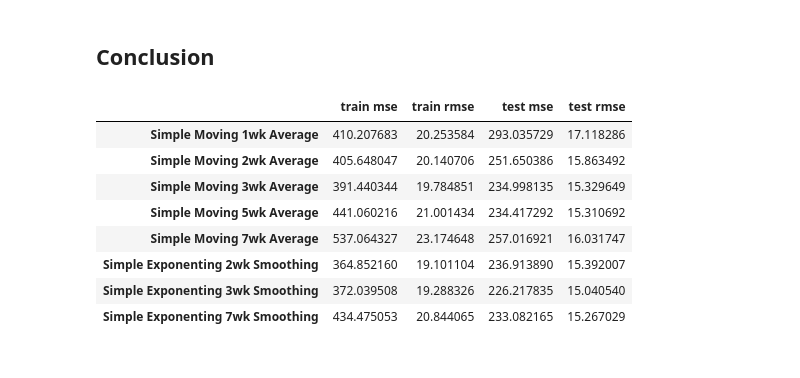
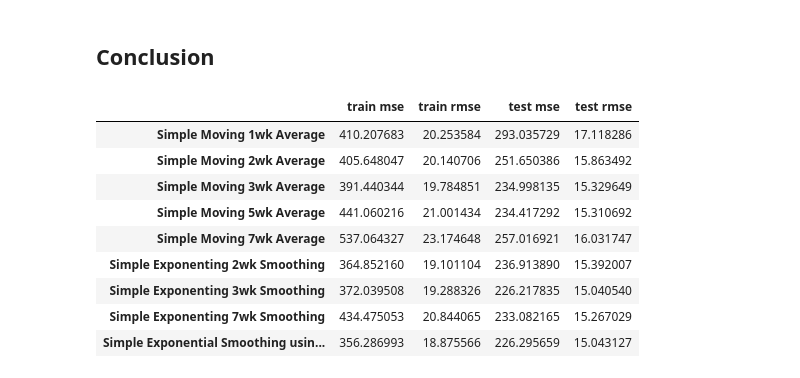
Before and after one commit to tkokkeng/KE5108-TVChannelRatings, a Jupyter notebook: movingAverage.ipynb, the cells around one changed output. Cells and saved outputs as stored; diff of their text form; code cells hidden in the pictures.

Commit message:
simple exp smoothing from statsmodel.tsa
Added a simple exponential smoothing model using statsmodels.tsa package

```diff
--- a/movingAverage.ipynb
+++ b/movingAverage.ipynb
@@ -437,0 +459,3 @@ Based on the test rmse, the simple exponential smoothing model performs the best
+# %%
+train_ts_df['ses'] = ses_train.predict(0, len(train_ts_df)-1)
+train_ts_df.head()
@@ -437,0 +480,5 @@ Based on the test rmse, the simple exponential smoothing model performs the best
+# %%
+ses_test = sm.tsa.SimpleExpSmoothing(test_ts_df['GRP'].values).fit(ses_train.params['smoothing_level'])
+# %%
+test_ts_df['ses'] = ses_test.predict(0, len(test_ts_df)-1)
+test_ts_df.head()
@@ -437,0 +493,7 @@ Based on the test rmse, the simple exponential smoothing model performs the best
+# %%
+ses_train_mse = mean_squared_error(train_ts_df['GRP'].values, train_ts_df['ses'].values)
+ses_train_rmse = np.sqrt(ses_train_mse)
+ses_test_mse = mean_squared_error(test_ts_df['GRP'].values, test_ts_df['ses'].values)
+ses_test_rmse = np.sqrt(ses_test_mse)
+
+results_list.append([ses_train_mse, ses_train_rmse, ses_test_mse, ses_test_rmse])
@@ -440,18 +508,20 @@ Based on the test rmse, the simple exponential smoothing model performs the best
 # %%
 results_df = pd.DataFrame(results_list,
                           index=['Simple Moving 1wk Average', 'Simple Moving 2wk Average', 'Simple Moving 3wk Average', 'Simple Moving 5wk Average', 'Simple Moving 7wk Average',
-                                 'Simple Exponenting 2wk Smoothing', 'Simple Exponenting 3wk Smoothing', 'Simple Exponenting 7wk Smoothing'
+                                 'Simple Exponenting 2wk Smoothing', 'Simple Exponenting 3wk Smoothing', 'Simple Exponenting 7wk Smoothing',
+                                 'Simple Exponential Smoothing using StatsModels'
                                  # "Brown's Linear Double Exponential Smoothing", "Holt's Linear Exponential Smoothing", "Additive Holt's & Winter's Method"
                                  ],
                           columns=['train mse', 'train rmse', 'test mse', 'test rmse'])
 results_df
 # %% [output]
 |  | train mse | train rmse | test mse | test rmse |
 | Simple Moving 1wk Average | 410.207683 | 20.253584 | 293.035729 | 17.118286 |
 | Simple Moving 2wk Average | 405.648047 | 20.140706 | 251.650386 | 15.863492 |
 | Simple Moving 3wk Average | 391.440344 | 19.784851 | 234.998135 | 15.329649 |
 | Simple Moving 5wk Average | 441.060216 | 21.001434 | 234.417292 | 15.310692 |
 | Simple Moving 7wk Average | 537.064327 | 23.174648 | 257.016921 | 16.031747 |
 | Simple Exponenting 2wk Smoothing | 364.852160 | 19.101104 | 236.913890 | 15.392007 |
 | Simple Exponenting 3wk Smoothing | 372.039508 | 19.288326 | 226.217835 | 15.040540 |
 | Simple Exponenting 7wk Smoothing | 434.475053 | 20.844065 | 233.082165 | 15.267029 |
+| Simple Exponential Smoothing usin... | 356.286993 | 18.875566 | 226.295659 | 15.043127 |
```
Also changed, not shown: parts of 12 cells of this notebook.
